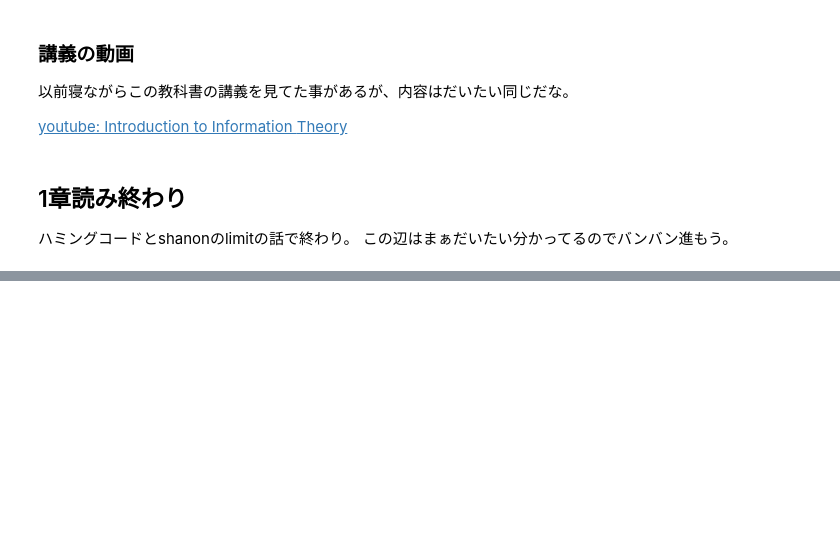
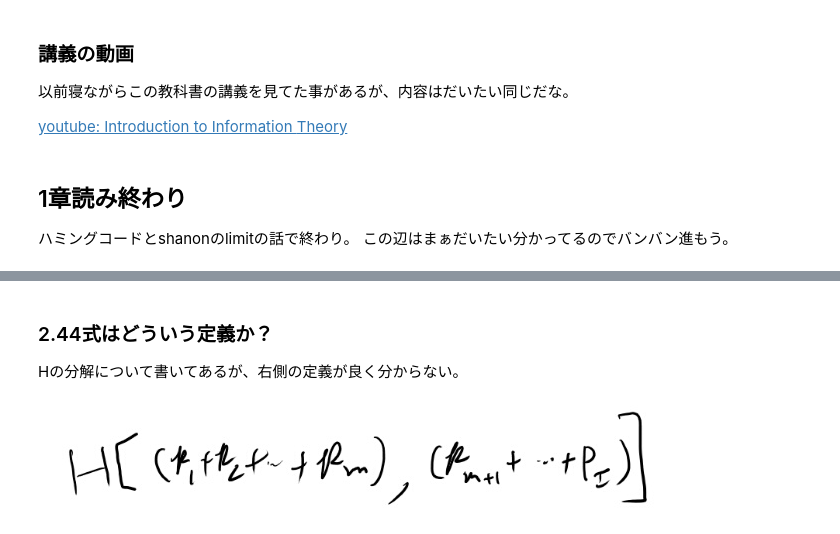
Before and after one commit to karino2/karino2.github.io, a Jupyter notebook: ipynb/2019-04-07-140022.ipynb, the cells around one changed output, grey strips where cells are left out. Cells and saved outputs as stored; diff of their text form; code cells hidden in the pictures; blank space fills up the shorter version.

```diff
--- a/ipynb/2019-04-07-140022.ipynb
+++ b/ipynb/2019-04-07-140022.ipynb
@@ -80,0 +86,8 @@ Theory](https://youtu.be/BCiZc0n6COY)
+# %% [markdown]
+### 2.44式はどういう定義か？
+
+Hの分解について書いてあるが、右側の定義が良く分からない。
+# %%
+MeatPieImage()
+# %% [output]
+[figure, added]
```
Also changed, not shown: parts of 14 cells of this notebook.
